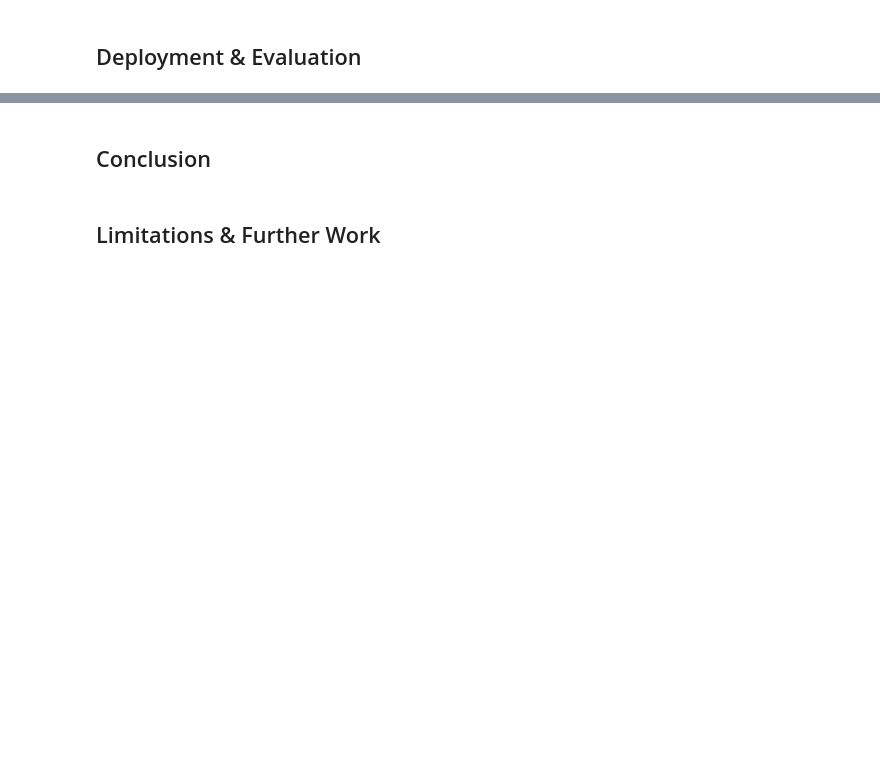
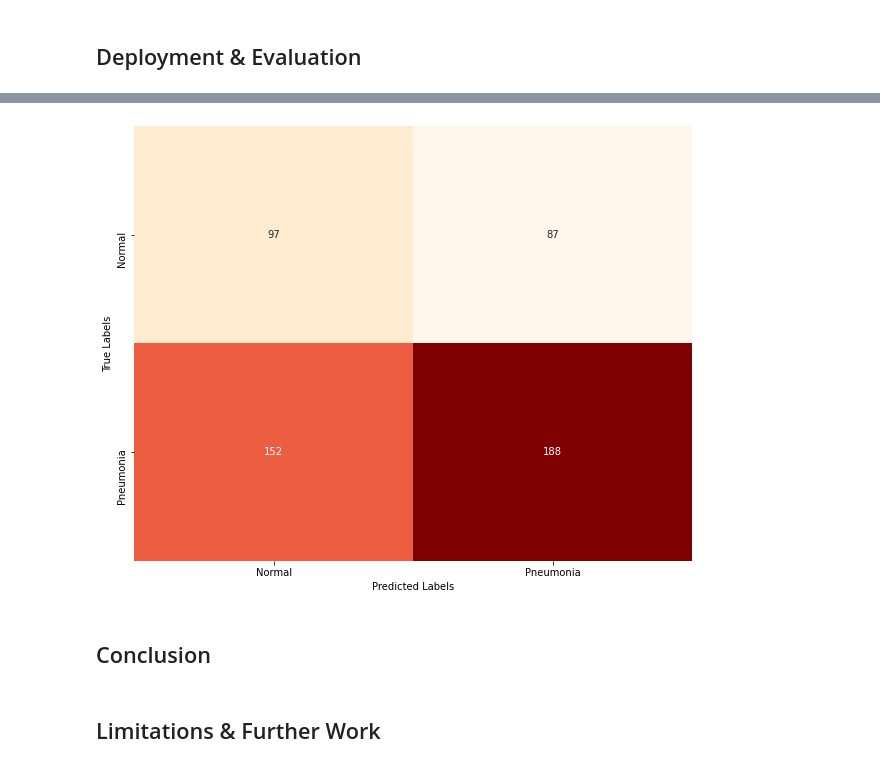
Before and after one commit to rookiescientist-andre/Identifying-Pneumonia-with-Deep-Learning, a Jupyter notebook: notebook.ipynb, the cells around one changed output, grey strips where cells are left out. Cells and saved outputs as stored; diff of their text form; code cells hidden in the pictures; blank space fills up the shorter version.

```diff
--- a/notebook.ipynb
+++ b/notebook.ipynb
@@ -719,3 +666,16 @@ test acc: 0.8587786555290222
+# %%
+y_test = test_generator.classes
+y_hat_test[y_hat_test > 0.5] = 1
+y_hat_test[y_hat_test < 0.5] = 0
+plt.figure(figsize=(10, 8))
+sns.heatmap(confusion_matrix(y_test, y_hat_test), annot=True,
+           fmt='.3g', xticklabels=['Normal', 'Pneumonia'],
+           yticklabels=['Normal', 'Pneumonia'], cmap='OrRd', cbar=False)
+plt.xlabel("Predicted Labels")
+plt.ylabel("True Labels")
+plt.show()
+# %% [output]
+[figure, added]
 # %% [markdown]
 ## Conclusion
 # %% [markdown]
```
Also changed, not shown: parts of 40 cells of this notebook, 1 other file.
